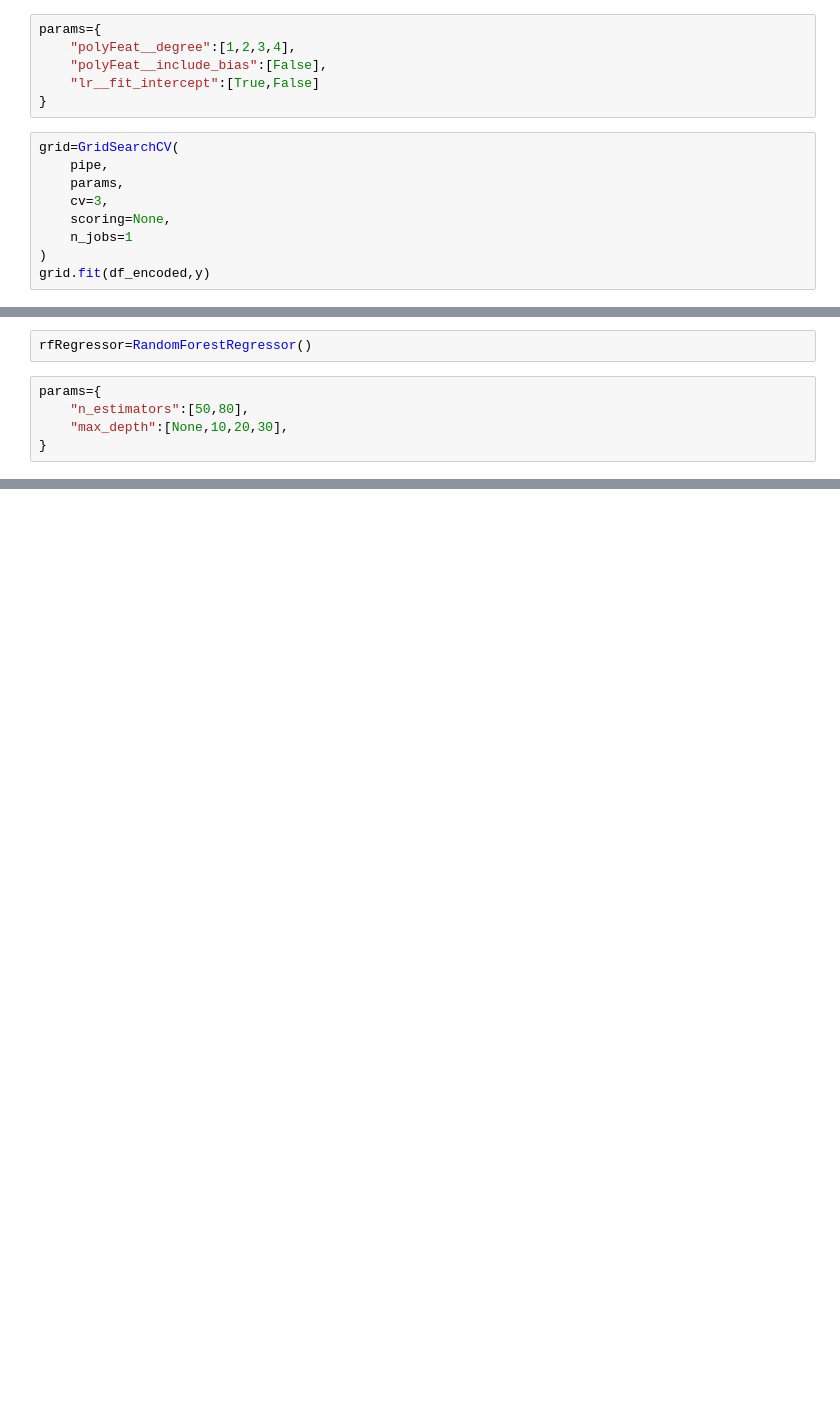
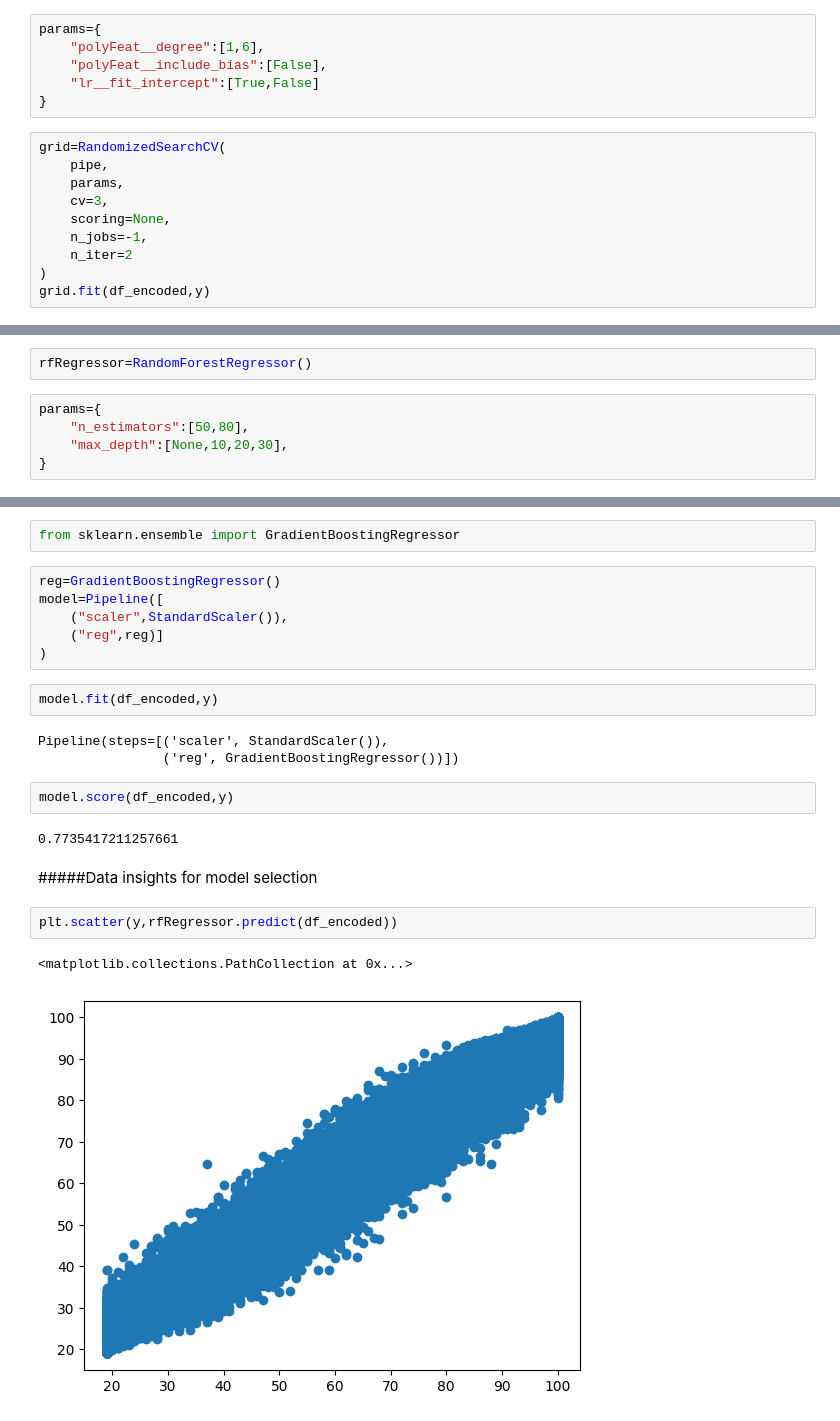
Before and after one commit to Srikumar-A/Student_Scores, a Jupyter notebook: main.ipynb, the cells around one changed output, grey strips where cells are left out. Drawn from its saved outputs; the diff is of its cells as text; blank space fills up the shorter version.

```diff
--- a/main.ipynb
+++ b/main.ipynb
@@ -286,17 +293,18 @@ pipe=Pipeline([
 ])
 # %%
 params={
-    "polyFeat__degree":[1,2,3,4],
+    "polyFeat__degree":[1,6],
     "polyFeat__include_bias":[False],
     "lr__fit_intercept":[True,False]
 }
 # %%
-grid=GridSearchCV(
+grid=RandomizedSearchCV(
     pipe,
     params,
     cv=3,
     scoring=None,
-    n_jobs=1
+    n_jobs=-1,
+    n_iter=2
 )
 grid.fit(df_encoded,y)
 # %% [output]
@@ -334,0 +352,24 @@ rf_Regressor.score(df_encoded,y)
+# %%
+from sklearn.ensemble import GradientBoostingRegressor
+# %%
+reg=GradientBoostingRegressor()
+model=Pipeline([
+    ("scaler",StandardScaler()),
+    ("reg",reg)]
+)
+# %%
+model.fit(df_encoded,y)
+# %% [output]
+Pipeline(steps=[('scaler', StandardScaler()),
+                ('reg', GradientBoostingRegressor())])
+# %%
+model.score(df_encoded,y)
+# %% [output]
+0.7735417211257661
+# %% [markdown]
+#####Data insights for model selection
+# %%
+plt.scatter(y,rfRegressor.predict(df_encoded))
+# %% [output]
+<matplotlib.collections.PathCollection at 0x...>
+[figure, added]
```
Also changed, not shown: parts of 25 cells of this notebook.
